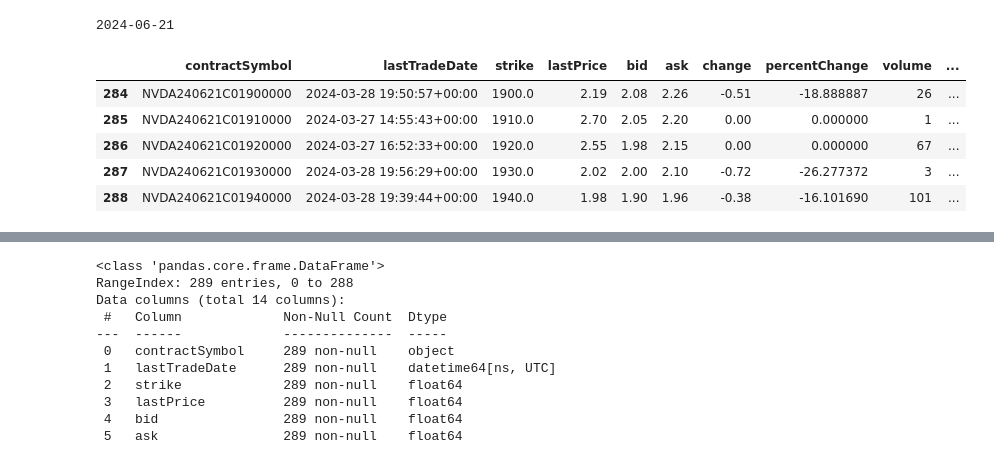
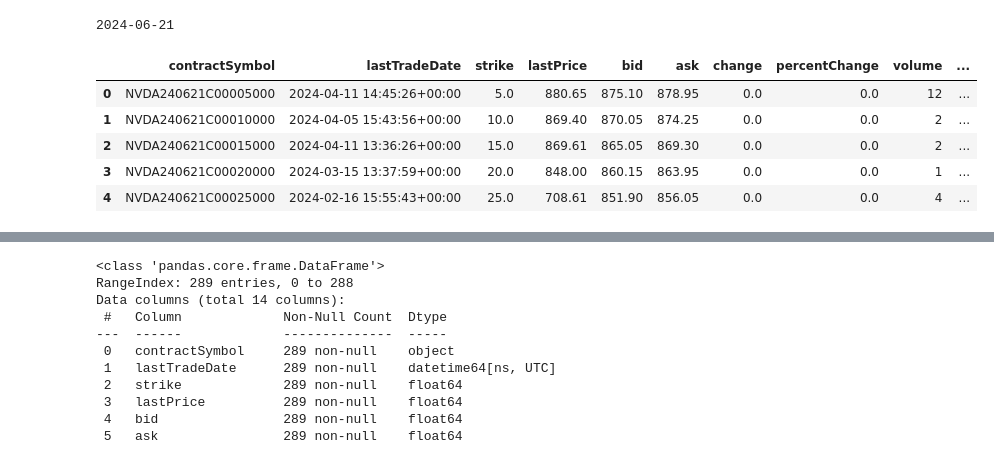
Before and after one commit to Rashika-Gupta/stock-market-prediction, a Jupyter notebook: nvda-prediction.ipynb, the cells around one changed output, grey strips where cells are left out. Saved outputs shown, nothing was run; the diff lists cells and outputs as text; code cells hidden in the pictures.

```diff
--- a/nvda-prediction.ipynb
+++ b/nvda-prediction.ipynb
@@ -881,11 +897,11 @@ options_chain = yf.Ticker(ticker_symbol).option_chain(expiration_date)
 calls_df = pd.DataFrame(options_chain.calls)
 puts_df = pd.DataFrame(options_chain.puts)
 # %%
-calls_df.tail()
+calls_df.head()
 # %% [output]
 |  | contractSymbol | lastTradeDate | strike | lastPrice | bid | ask | change | percentChange | volume | ... |
-| 284 | NVDA240621C01900000 | 2024-03-28 19:50:57+00:00 | 1900.0 | 2.19 | 2.08 | 2.26 | -0.51 | -18.888887 | 26 | ... |
-| 285 | NVDA240621C01910000 | 2024-03-27 14:55:43+00:00 | 1910.0 | 2.70 | 2.05 | 2.20 | 0.00 | 0.000000 | 1 | ... |
-| 286 | NVDA240621C01920000 | 2024-03-27 16:52:33+00:00 | 1920.0 | 2.55 | 1.98 | 2.15 | 0.00 | 0.000000 | 67 | ... |
-| 287 | NVDA240621C01930000 | 2024-03-28 19:56:29+00:00 | 1930.0 | 2.02 | 2.00 | 2.10 | -0.72 | -26.277372 | 3 | ... |
-| 288 | NVDA240621C01940000 | 2024-03-28 19:39:44+00:00 | 1940.0 | 1.98 | 1.90 | 1.96 | -0.38 | -16.101690 | 101 | ... |
+| 0 | NVDA240621C00005000 | 2024-04-11 14:45:26+00:00 | 5.0 | 880.65 | 875.10 | 878.95 | 0.0 | 0.0 | 12 | ... |
+| 1 | NVDA240621C00010000 | 2024-04-05 15:43:56+00:00 | 10.0 | 869.40 | 870.05 | 874.25 | 0.0 | 0.0 | 2 | ... |
+| 2 | NVDA240621C00015000 | 2024-04-11 13:36:26+00:00 | 15.0 | 869.61 | 865.05 | 869.30 | 0.0 | 0.0 | 2 | ... |
+| 3 | NVDA240621C00020000 | 2024-03-15 13:37:59+00:00 | 20.0 | 848.00 | 860.15 | 863.95 | 0.0 | 0.0 | 1 | ... |
+| 4 | NVDA240621C00025000 | 2024-02-16 15:55:43+00:00 | 25.0 | 708.61 | 851.90 | 856.05 | 0.0 | 0.0 | 4 | ... |
```
Also changed, not shown: parts of 49 cells of this notebook.
